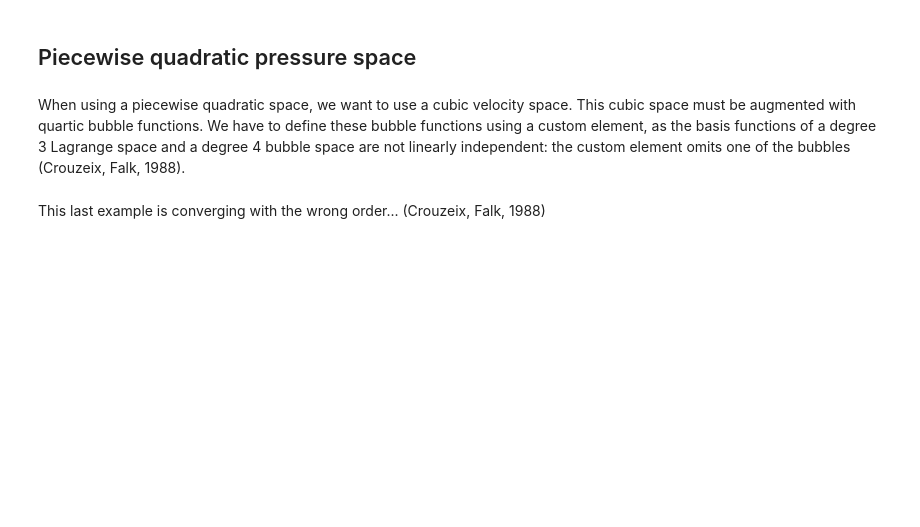
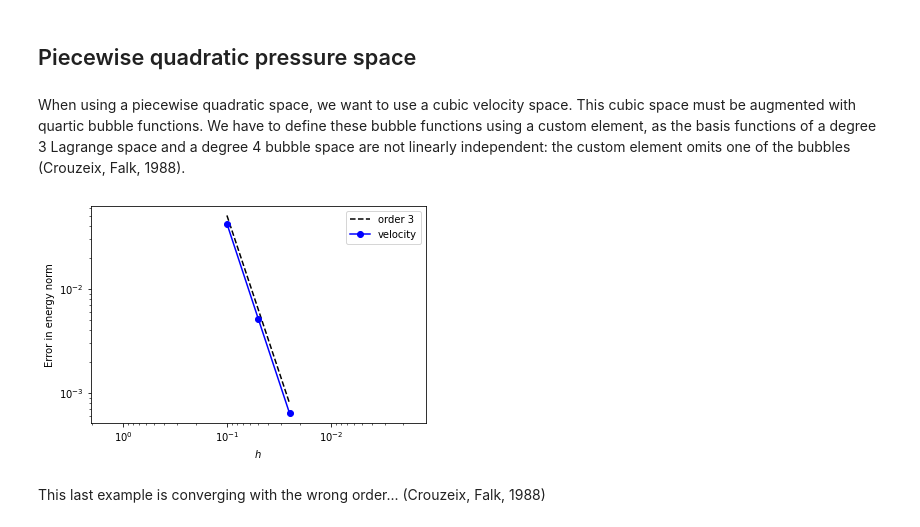
Before and after one commit to jorgensd/fenics22-tutorial, a Jupyter notebook: part3-stokes/comparing_elements.ipynb, the cells around one changed output. Saved outputs shown, nothing was run; the diff lists cells and outputs as text; code cells hidden in the pictures; blank space fills up the shorter version.

```diff
--- a/part3-stokes/comparing_elements.ipynb
+++ b/part3-stokes/comparing_elements.ipynb
@@ -154,12 +154,12 @@ def solve_stokes(element, domain):
 # %% [markdown]
 TODO: some text here
 # %%
-def compute_errors(element):
+def compute_errors(element, nmeshes=5):
     N0 = 10
     hs = []
     velocity_errors = []
     pressure_errors = []
-    for k in range(5):
+    for k in range(nmeshes):
         N = N0 * 2 ** k
         hs.append(1./N)
         domain = mesh.create_rectangle(
@@ -176,8 +176,8 @@ We now use the Stokes solver we have defined to experiment with a range of eleme
 # %%
 %matplotlib inline
 
-def error_plot(element, convergence=None):
-    hs, v_errors, p_errors = compute_errors(element)
+def error_plot(element, convergence=None, nmeshes=5):
+    hs, v_errors, p_errors = compute_errors(element, nmeshes)
 
     legend = []
     if convergence is not None:
@@ -246,34 +254,36 @@ f = x * (1 - x) * y * (1 - y)
 for j, f in enumerate([
     1, x, y, x**2*y, x*y**2, (1-x-y)**2*y, (1-x-y)*y**2, x**2*(1-x-y), x*(1-x-y)**2
 ]):
     for i in range(10):
         wcoeffs[j, i] = sum(f * poly[i, :] * wts)
 
 x = [[], [], [], []]
 x[0].append(np.array([[0.0, 0.0]]))
 x[0].append(np.array([[1.0, 0.0]]))
 x[0].append(np.array([[0.0, 1.0]]))
 x[1].append(np.array([[2 / 3, 1 / 3], [1 / 3, 2 / 3]]))
 x[1].append(np.array([[0.0, 1 / 3], [0.0, 2 / 3]]))
 x[1].append(np.array([[1 / 3, 0.0], [2 / 3, 0.0]]))
 x[2].append(np.zeros((0, 2)))
 
 M = [[], [], [], []]
 for _ in range(3):
     M[0].append(np.array([[[[1.]]]]))
 for _ in range(3):
     M[1].append(np.array([[[[1.], [0.]]], [[[0.], [1.]]]]))
 M[2].append(np.zeros((0, 1, 0, 1)))
 
 p3_without_bubble = basix.ufl_wrapper.BasixElement(basix.create_custom_element(
     basix.CellType.triangle, [], wcoeffs, x, M, 0, basix.MapType.identity, False, 2, 3))
 element = ufl.MixedElement(
     ufl.VectorElement(ufl.EnrichedElement(
         p3_without_bubble,
         ufl.FiniteElement("Bubble", "triangle", 4))),
     ufl.FiniteElement("DG", "triangle", 2))
 
-error_plot(element, 3)
+error_plot(element, 3, 3)
+# %% [output]
+[figure, added]
 # %% [markdown]
 This last example is converging with the wrong order... (Crouzeix, Falk, 1988)
 # %%
```
Also changed, not shown: parts of 5 cells of this notebook, 3 other files.
